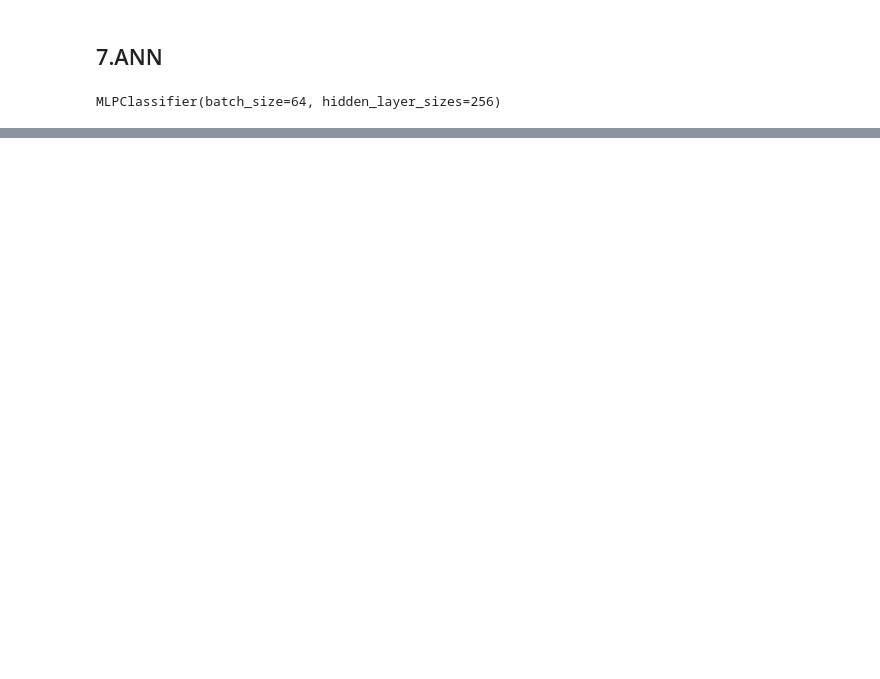
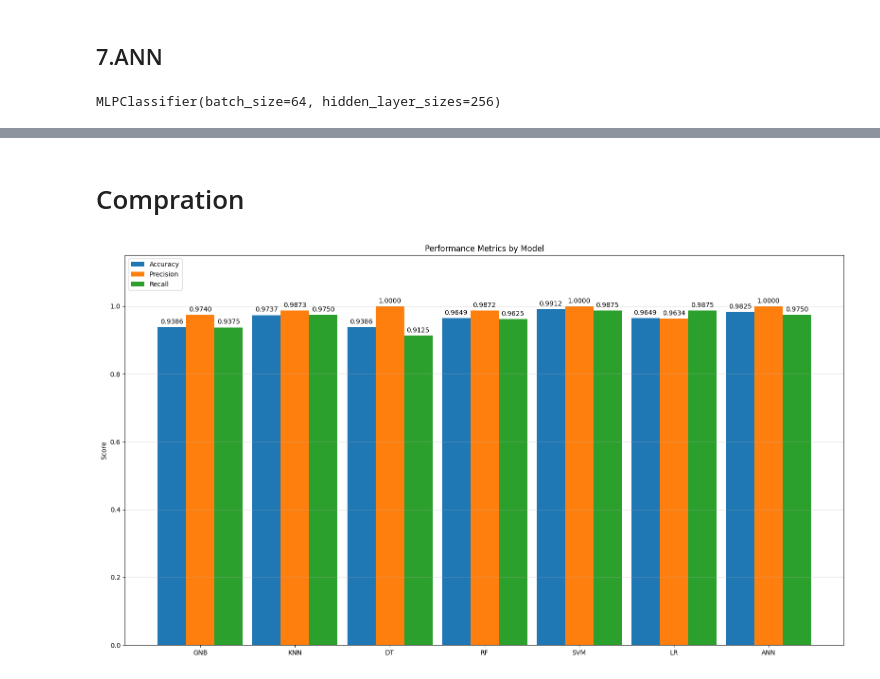
Before and after one commit to ArshiaMadadii/MachineLearningProject, a Jupyter notebook: Breast Cancer Detection/main.ipynb, the cells around one changed output, grey strips where cells are left out. Cells and saved outputs as stored; diff of their text form; code cells hidden in the pictures; blank space fills up the shorter version.

Commit message:
feat: add model metrics visualization
Interactive performance comparison chart

```diff
--- a/Breast Cancer Detection/main.ipynb
+++ b/Breast Cancer Detection/main.ipynb
@@ -236,0 +237,51 @@ Precision:      0.972222  , Recall:        0.945946
+# %% [markdown]
+# Compration
+# %%
+import matplotlib.pyplot as plt
+import numpy as np
+
+# Performance metrics for different models
+metrics = {
+    'Accuracy': [acc_test_gnb, acc_test_knn, acc_test_dt, acc_test_rf, acc_test_svm, acc_test_lr, acc_test_ann],
+    'Precision': [precision_gnb, precision_knn, precision_dt, precision_rf, precision_svm, precision_lr, precision_ann],
+    'Recall': [recall_gnb, recall_knn, recall_dt, recall_rf, recall_svm, recall_lr, recall_ann]
+}
+
+# Model names
+title = ['GNB','KNN','DT','RF','SVM','LR','ANN']
+
+# X-axis positions
+x = np.arange(len(title))
+width = 0.30  # Width of each bar
+multiplier = 0  # Used to offset each metric group
+
+# Create figure and axis
+fig, ax = plt.subplots(figsize=(16,9))
+
+# Plot each metric as a separate bar group
+for attribute, measurement in metrics.items():
+    offset = width * multiplier  # Offset each group horizontally
+    rects = ax.bar(x + offset, measurement, width, label=attribute)
+    ax.bar_label(rects, padding=3, fmt='%.4f')  # Display value on top of each bar
+    multiplier += 1
+
+# Set axis labels and title
+ax.set_ylabel('Score')
+ax.set_title('Performance Metrics by Model')
+
+# Set custom X-axis ticks to align with grouped bars
+ax.set_xticks(x + width)
+ax.set_xticklabels(title)
+
+# Add legend and grid
+ax.legend(loc='upper left')
+ax.grid(axis='y', alpha=0.4)
+
+# Set Y-axis limit
+ax.set_ylim(0, 1.15)
+
+# Adjust layout to prevent overlap
+plt.tight_layout()
+plt.show()
+# %% [output]
+[figure, added]
```
Also changed, not shown: parts of 9 cells of this notebook.
